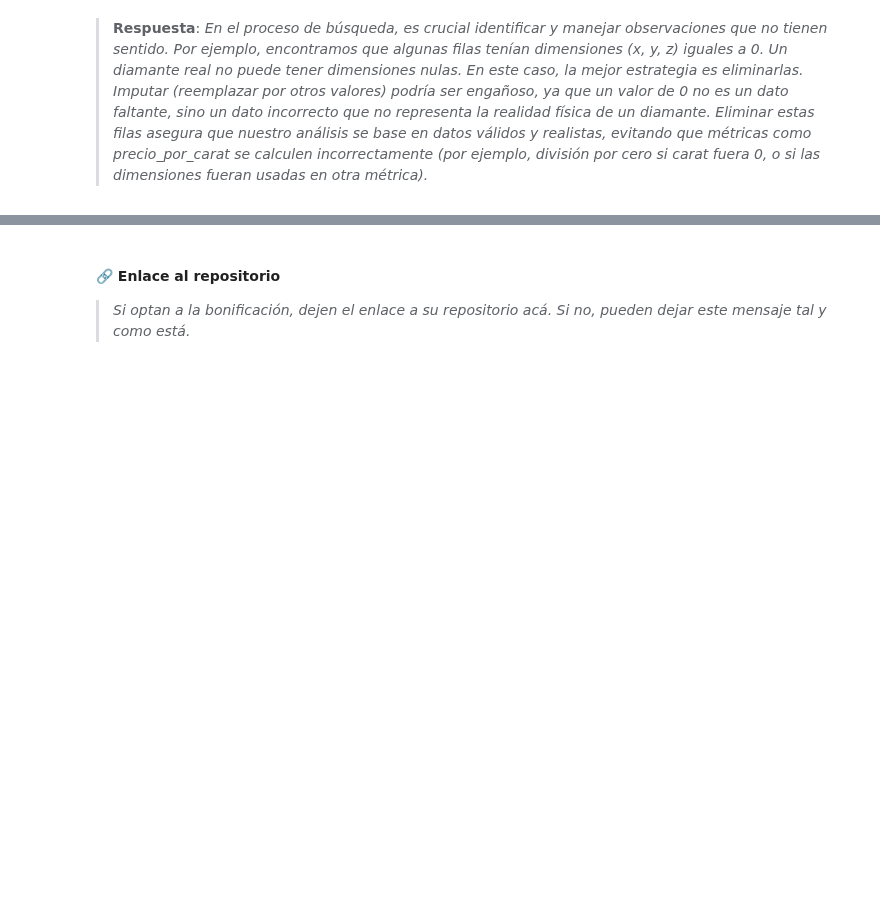
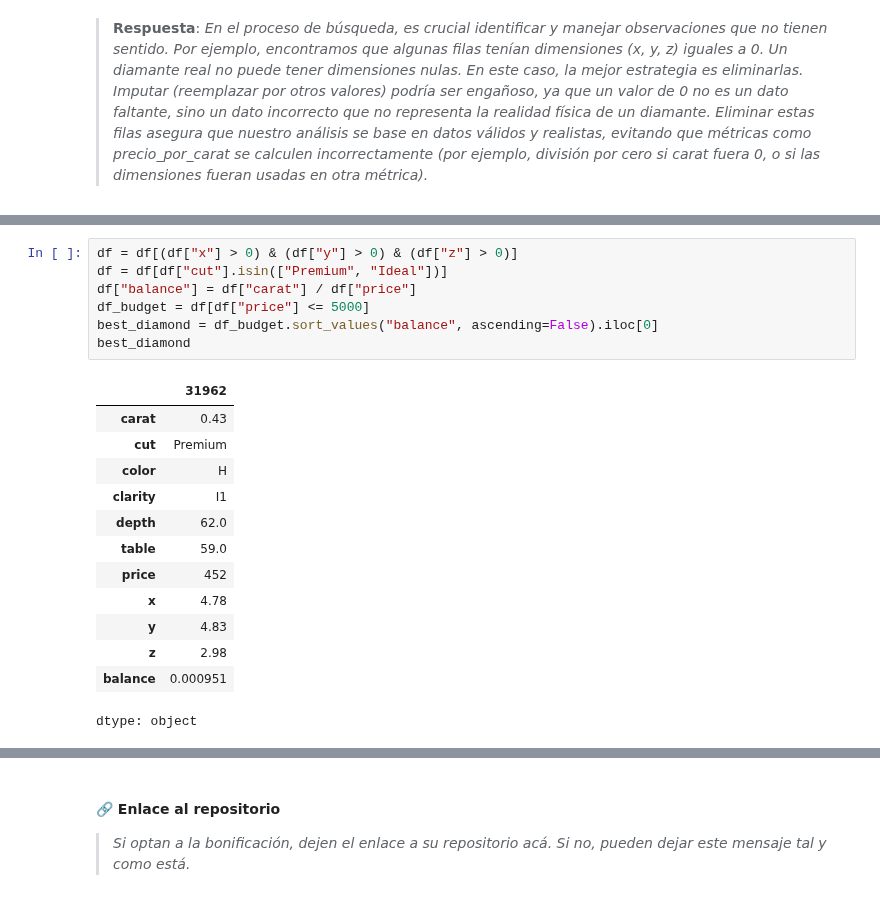
Before and after one commit to milemrc5-cpu/cursoedv-tarea1-equipo2, a Jupyter notebook: tareaedv.ipynb, the cells around one changed output, grey strips where cells are left out. Saved outputs shown, nothing was run; the diff lists cells and outputs as text; blank space fills up the shorter version.

```diff
--- a/tareaedv.ipynb
+++ b/tareaedv.ipynb
@@ -242,0 +253,21 @@ _Indicación_: Consideren el trabajo que hicieron en las partes anteriores.
+# %%
+df = df[(df["x"] > 0) & (df["y"] > 0) & (df["z"] > 0)]
+df = df[df["cut"].isin(["Premium", "Ideal"])]
+df["balance"] = df["carat"] / df["price"]
+df_budget = df[df["price"] <= 5000]
+best_diamond = df_budget.sort_values("balance", ascending=False).iloc[0]
+best_diamond
+# %% [output]
+|  | 31962 |
+| carat | 0.43 |
+| cut | Premium |
+| color | H |
+| clarity | I1 |
+| depth | 62.0 |
+| table | 59.0 |
+| price | 452 |
+| x | 4.78 |
+| y | 4.83 |
+| z | 2.98 |
+| balance | 0.000951 |
+dtype: object
```
Also changed, not shown: parts of 3 cells of this notebook.
